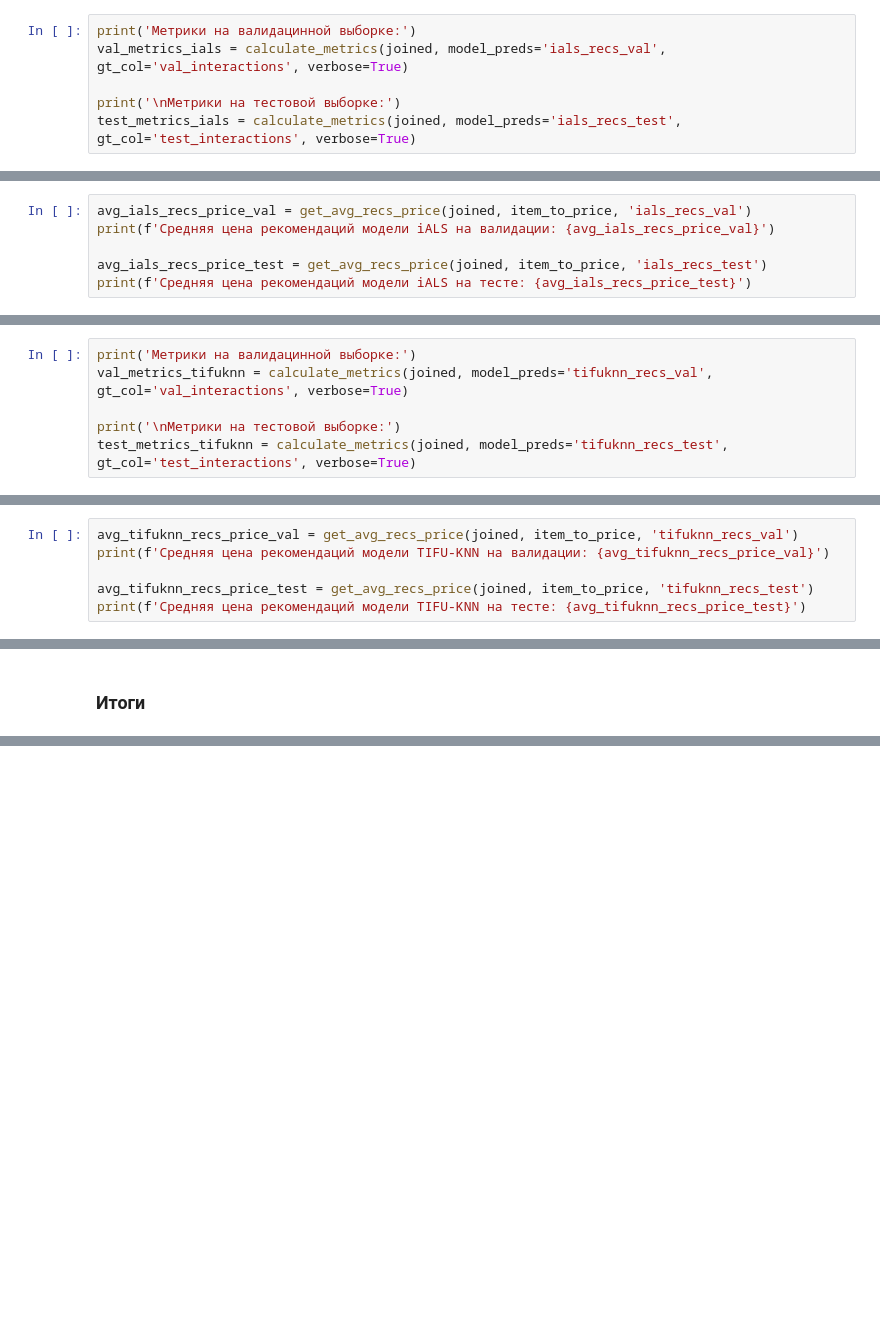
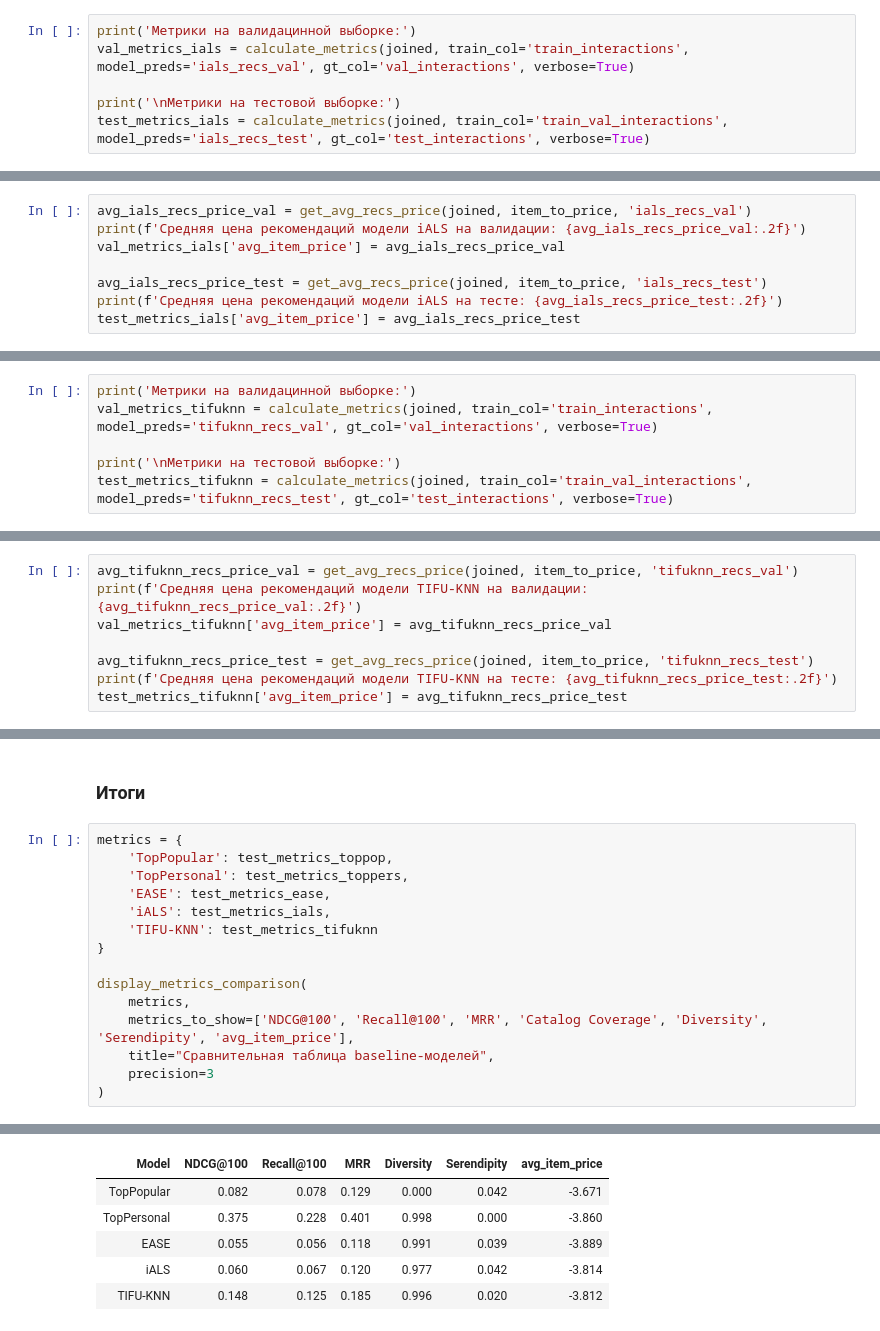
Before and after one commit to Lak1n26/hse-masters-thesis-2026, a Jupyter notebook: baseline.ipynb, the cells around one changed output, grey strips where cells are left out. Drawn from its saved outputs; the diff is of its cells as text; blank space fills up the shorter version.

Commit message:
added extra metrics

```diff
--- a/baseline.ipynb
+++ b/baseline.ipynb
@@ -339,9 +391,9 @@ Iter № 2/10:
 ... (8 outputs left out)
 # %%
 print('Метрики на валидацинной выборке:')
-val_metrics_ials = calculate_metrics(joined, model_preds='ials_recs_val', gt_col='val_interactions', verbose=True)
+val_metrics_ials = calculate_metrics(joined, train_col='train_interactions', model_preds='ials_recs_val', gt_col='val_interactions', verbose=True)
 
 print('\nМетрики на тестовой выборке:')
-test_metrics_ials = calculate_metrics(joined, model_preds='ials_recs_test', gt_col='test_interactions', verbose=True)
+test_metrics_ials = calculate_metrics(joined, train_col='train_val_interactions', model_preds='ials_recs_test', gt_col='test_interactions', verbose=True)
 # %% [output]
 Метрики на валидацинной выборке:
@@ -358,7 +416,9 @@ Recall@100 = 0.0614
 # %%
 avg_ials_recs_price_val = get_avg_recs_price(joined, item_to_price, 'ials_recs_val')
-print(f'Средняя цена рекомендаций модели iALS на валидации: {avg_ials_recs_price_val}')
+print(f'Средняя цена рекомендаций модели iALS на валидации: {avg_ials_recs_price_val:.2f}')
+val_metrics_ials['avg_item_price'] = avg_ials_recs_price_val
 
 avg_ials_recs_price_test = get_avg_recs_price(joined, item_to_price, 'ials_recs_test')
-print(f'Средняя цена рекомендаций модели iALS на тесте: {avg_ials_recs_price_test}')
+print(f'Средняя цена рекомендаций модели iALS на тесте: {avg_ials_recs_price_test:.2f}')
+test_metrics_ials['avg_item_price'] = avg_ials_recs_price_test
 # %% [output]
@@ -406,9 +466,9 @@ Masking interacted items...
 Computing top-N recommendations...
 # %%
 print('Метрики на валидацинной выборке:')
-val_metrics_tifuknn = calculate_metrics(joined, model_preds='tifuknn_recs_val', gt_col='val_interactions', verbose=True)
+val_metrics_tifuknn = calculate_metrics(joined, train_col='train_interactions', model_preds='tifuknn_recs_val', gt_col='val_interactions', verbose=True)
 
 print('\nМетрики на тестовой выборке:')
-test_metrics_tifuknn = calculate_metrics(joined, model_preds='tifuknn_recs_test', gt_col='test_interactions', verbose=True)
+test_metrics_tifuknn = calculate_metrics(joined, train_col='train_val_interactions', model_preds='tifuknn_recs_test', gt_col='test_interactions', verbose=True)
 # %% [output]
 Метрики на валидацинной выборке:
@@ -425,7 +491,9 @@ Recall@100 = 0.1107
 # %%
 avg_tifuknn_recs_price_val = get_avg_recs_price(joined, item_to_price, 'tifuknn_recs_val')
-print(f'Средняя цена рекомендаций модели TIFU-KNN на валидации: {avg_tifuknn_recs_price_val}')
+print(f'Средняя цена рекомендаций модели TIFU-KNN на валидации: {avg_tifuknn_recs_price_val:.2f}')
+val_metrics_tifuknn['avg_item_price'] = avg_tifuknn_recs_price_val
 
 avg_tifuknn_recs_price_test = get_avg_recs_price(joined, item_to_price, 'tifuknn_recs_test')
-print(f'Средняя цена рекомендаций модели TIFU-KNN на тесте: {avg_tifuknn_recs_price_test}')
+print(f'Средняя цена рекомендаций модели TIFU-KNN на тесте: {avg_tifuknn_recs_price_test:.2f}')
+test_metrics_tifuknn['avg_item_price'] = avg_tifuknn_recs_price_test
 # %% [output]
@@ -434,2 +502,18 @@ print(f'Средняя цена рекомендаций модели TIFU-KNN
 # %% [markdown]
 ### **Итоги**
+# %%
+metrics = {
+    'TopPopular': test_metrics_toppop,
+    'TopPersonal': test_metrics_toppers,
+    'EASE': test_metrics_ease,
+    'iALS': test_metrics_ials,
+    'TIFU-KNN': test_metrics_tifuknn
+}
+
+display_metrics_comparison(
+    metrics,
+    metrics_to_show=['NDCG@100', 'Recall@100', 'MRR', 'Catalog Coverage', 'Diversity', 'Serendipity', 'avg_item_price'],
+    title="Сравнительная таблица baseline-моделей",
+    precision=3
+)
+# %% [output]
@@ -436 +521,7 @@ print(f'Средняя цена рекомендаций модели TIFU-KNN
+| Model | NDCG@100 | Recall@100 | MRR | Diversity | Serendipity | avg_item_price |
+| TopPopular | 0.082 | 0.078 | 0.129 | 0.000 | 0.042 | -3.671 |
+| TopPersonal | 0.375 | 0.228 | 0.401 | 0.998 | 0.000 | -3.860 |
+| EASE | 0.055 | 0.056 | 0.118 | 0.991 | 0.039 | -3.889 |
+| iALS | 0.060 | 0.067 | 0.120 | 0.977 | 0.042 | -3.814 |
+| TIFU-KNN | 0.148 | 0.125 | 0.185 | 0.996 | 0.020 | -3.812 |
 # %% [markdown]
```
Also changed, not shown: parts of 19 cells of this notebook, 10 other files.
